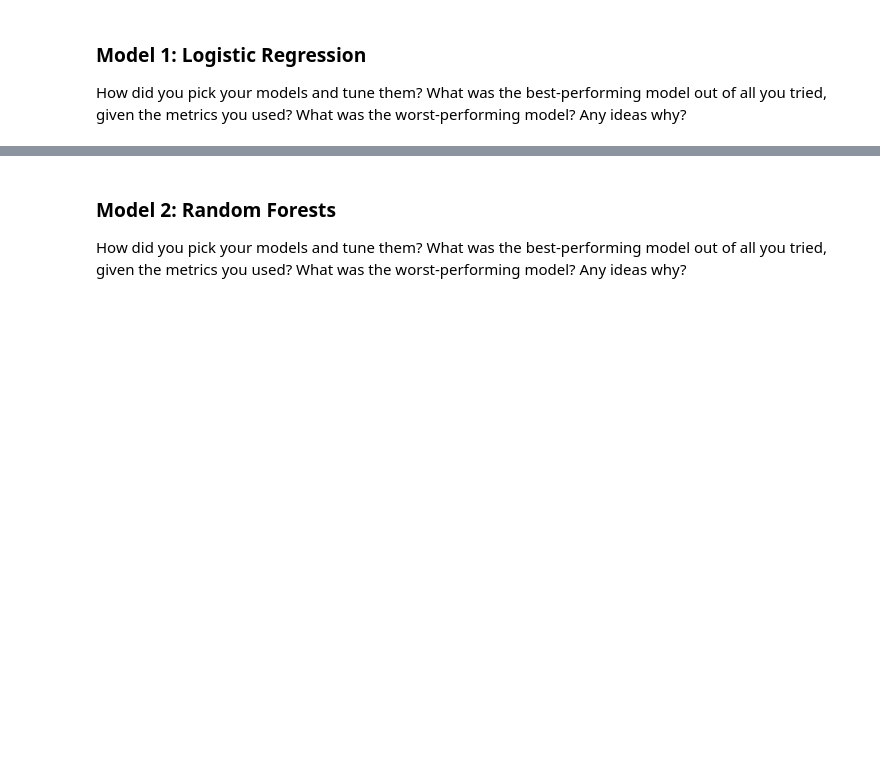
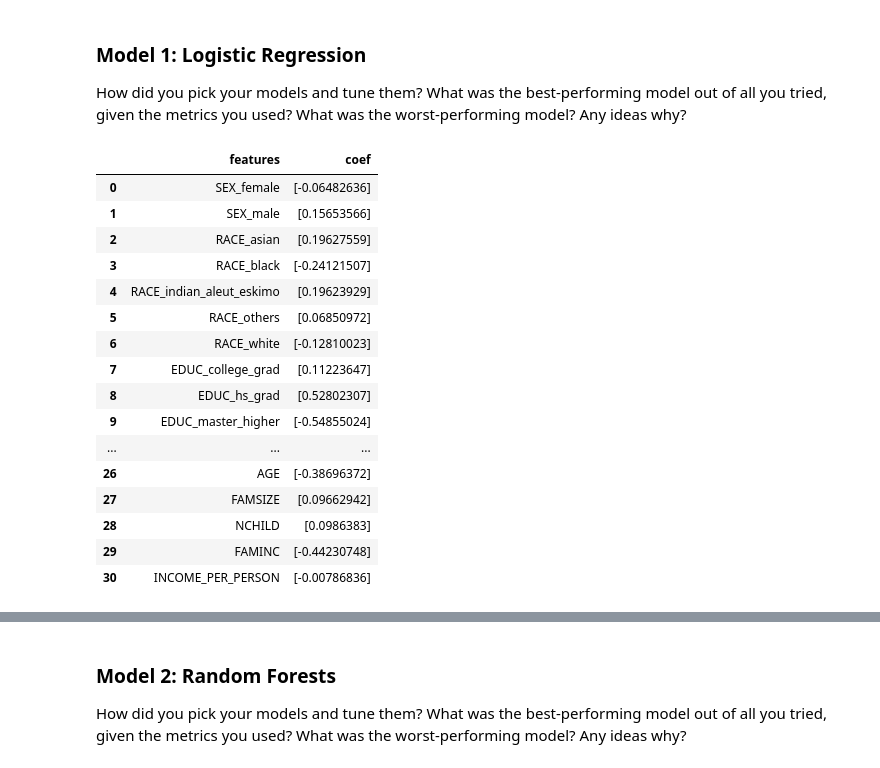
Before and after one commit to uchicago-capp30254-spr-26/project-voting_demographics_project, a Jupyter notebook: final_report/final_report.ipynb, the cells around one changed output, grey strips where cells are left out. Saved outputs shown, nothing was run; the diff lists cells and outputs as text; code cells hidden in the pictures; blank space fills up the shorter version.

Commit message:
added linear model plots to final report

```diff
--- a/final_report/final_report.ipynb
+++ b/final_report/final_report.ipynb
@@ -87,3 +87,26 @@ These factors could significantly affect physical access to polling locations. I
 # %% [markdown]
 ### Model 1: Logistic Regression
 How did you pick your models and tune them? What was the best-performing model out of all you tried, given the metrics you used? What was the worst-performing model? Any ideas why?
+# %%
+import pandas as pd
+
+df = pd.read_csv('plots/linear_model_coefficients.csv')
+df
+# %% [output]
+|  | features | coef |
+| 0 | SEX_female | [-0.06482636] |
+| 1 | SEX_male | [0.15653566] |
+| 2 | RACE_asian | [0.19627559] |
+| 3 | RACE_black | [-0.24121507] |
+| 4 | RACE_indian_aleut_eskimo | [0.19623929] |
+| 5 | RACE_others | [0.06850972] |
+| 6 | RACE_white | [-0.12810023] |
+| 7 | EDUC_college_grad | [0.11223647] |
+| 8 | EDUC_hs_grad | [0.52802307] |
+| 9 | EDUC_master_higher | [-0.54855024] |
+| ... | ... | ... |
+| 26 | AGE | [-0.38696372] |
+| 27 | FAMSIZE | [0.09662942] |
+| 28 | NCHILD | [0.0986383] |
+| 29 | FAMINC | [-0.44230748] |
+| 30 | INCOME_PER_PERSON | [-0.00786836] |
```
Also changed, not shown: parts of 2 cells of this notebook, 3 other files.
